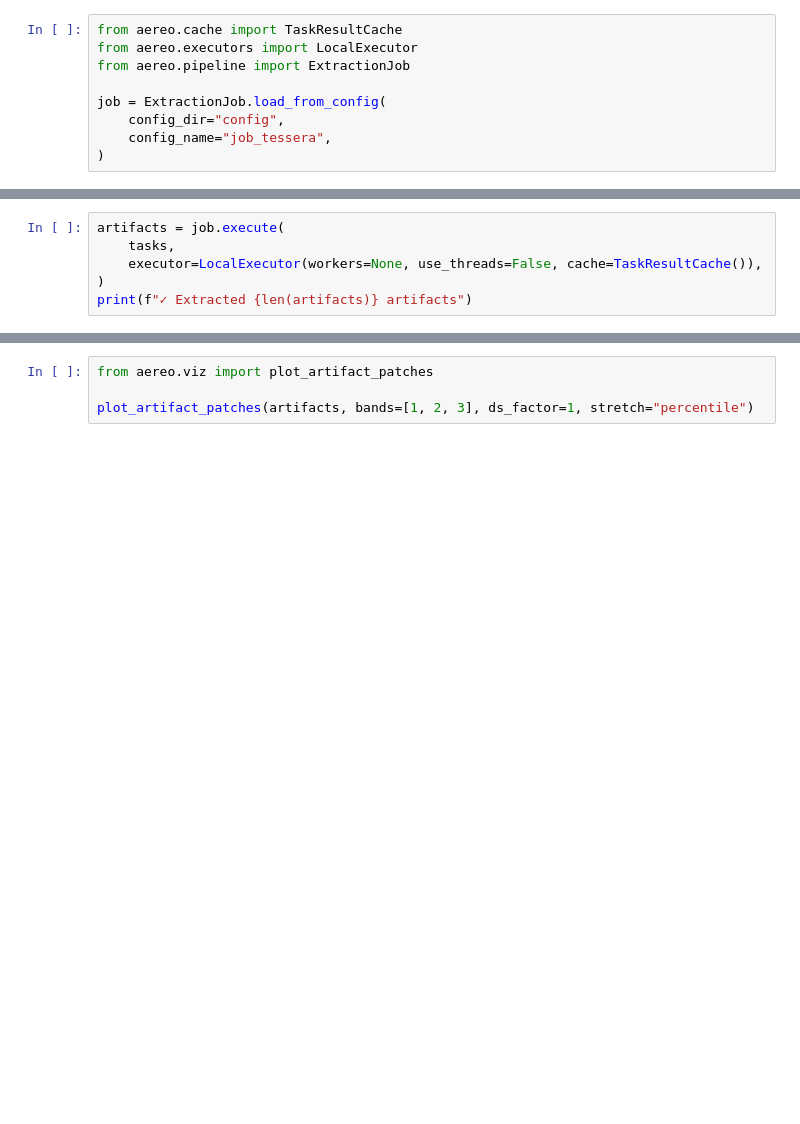
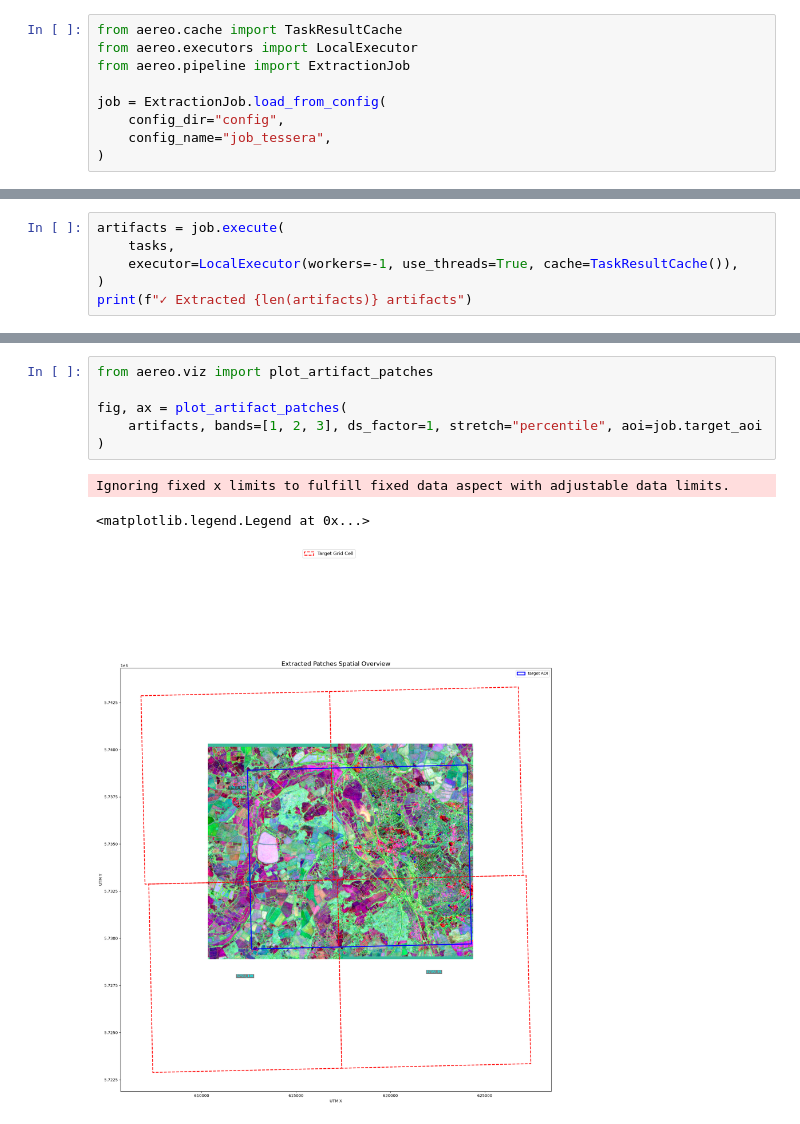
Before and after one commit to frandorr/aereo, a Jupyter notebook: examples/04-tessera.ipynb, the cells around one changed output, grey strips where cells are left out. Saved outputs shown, nothing was run; the diff lists cells and outputs as text; blank space fills up the shorter version.

```diff
--- a/examples/04-tessera.ipynb
+++ b/examples/04-tessera.ipynb
@@ -14,6 +18,6 @@ tasks = job.build_tasks(assets)
 # %%
 artifacts = job.execute(
     tasks,
-    executor=LocalExecutor(workers=None, use_threads=False, cache=TaskResultCache()),
+    executor=LocalExecutor(workers=-1, use_threads=True, cache=TaskResultCache()),
 )
 print(f"✓ Extracted {len(artifacts)} artifacts")
@@ -20,4 +27,10 @@ print(f"✓ Extracted {len(artifacts)} artifacts")
 # %%
 from aereo.viz import plot_artifact_patches
 
-plot_artifact_patches(artifacts, bands=[1, 2, 3], ds_factor=1, stretch="percentile")
+fig, ax = plot_artifact_patches(
+    artifacts, bands=[1, 2, 3], ds_factor=1, stretch="percentile", aoi=job.target_aoi
+)
+# %% [output]
+Ignoring fixed x limits to fulfill fixed data aspect with adjustable data limits.
+<matplotlib.legend.Legend at 0x...>
+[figure, added]
```
Also changed, not shown: parts of 3 cells of this notebook, 11 other files.
